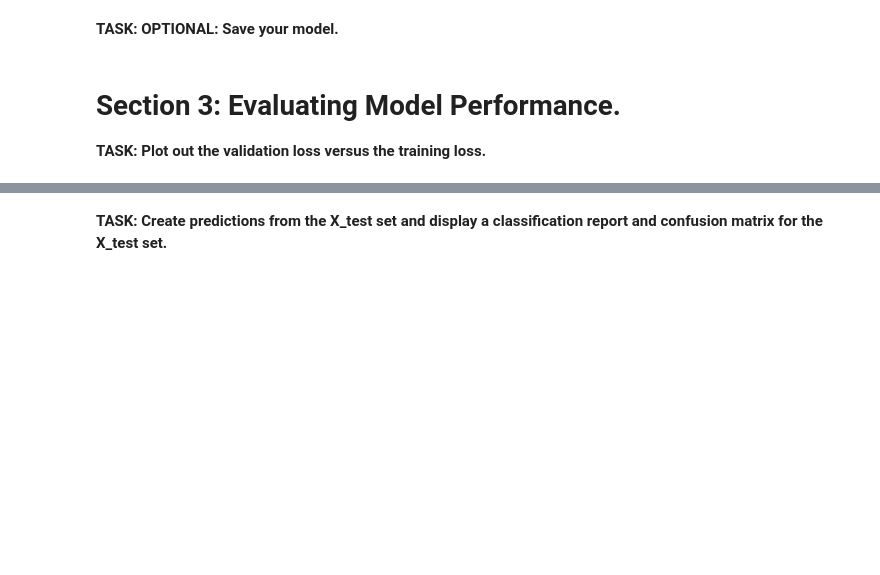
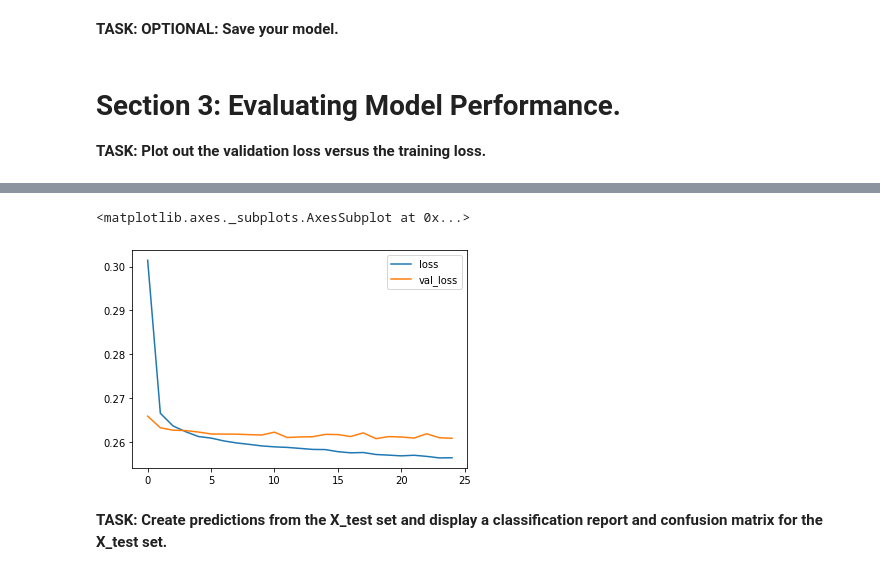
Before and after one commit to JaimePazLopes/Tensorflow-2-and-Keras, a Jupyter notebook: ANN/Keras Project Exercise.ipynb, the cells around one changed output, grey strips where cells are left out. Saved outputs shown, nothing was run; the diff lists cells and outputs as text; code cells hidden in the pictures; blank space fills up the shorter version.

```diff
--- a/ANN/Keras Project Exercise.ipynb
+++ b/ANN/Keras Project Exercise.ipynb
@@ -1281,3 +1044,6 @@ print(len(df))
+# %%
+X_train = scaler.fit_transform(X_train)
+X_test = scaler.transform(X_test)
 # %% [markdown]
 # Creating the Model
 
@@ -1299,0 +1057,13 @@ model = Sequential()
+# %%
+# CODE HERE
+model = Sequential()
+
+model.add(Dense(78, activation="relu"))
+model.add(Dropout(0.2))
+model.add(Dense(39, activation="relu"))
+model.add(Dropout(0.2))
+model.add(Dense(19, activation="relu"))
+model.add(Dropout(0.2))
+model.add(Dense(1, activation="sigmoid"))
+
+model.compile(loss="binary_crossentropy", optimizer="adam")
@@ -1323,0 +1091,2 @@ Epoch 25/25
+# %%
+model.fit(x=X_train, y=y_train, batch_size=256, epochs=25, validation_data=(X_test, y_test))
@@ -1338,2 +1122,9 @@ Epoch 25/25
+# %%
+model_history = pd.DataFrame(model.history.history)
+# %%
+model_history.plot()
+# %% [output]
+<matplotlib.axes._subplots.AxesSubplot at 0x...>
+[figure, added]
 # %% [markdown]
 **TASK: Create predictions from the X_test set and display a classification report and confusion matrix for the X_test set.**
```
Also changed, not shown: parts of 118 cells of this notebook.
